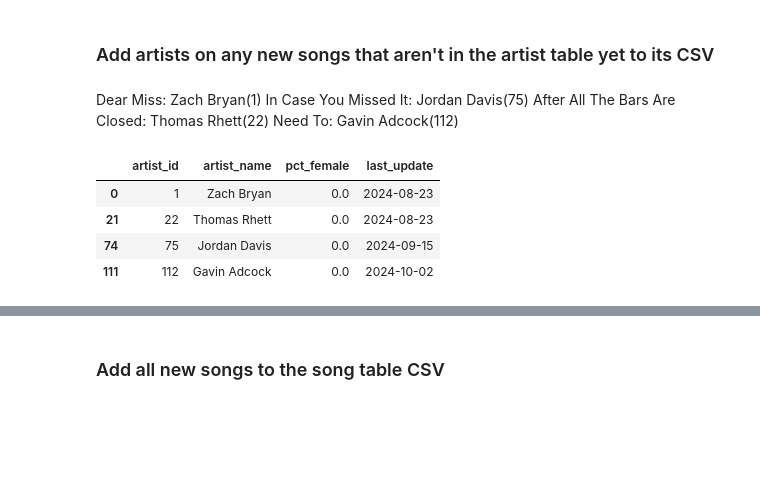
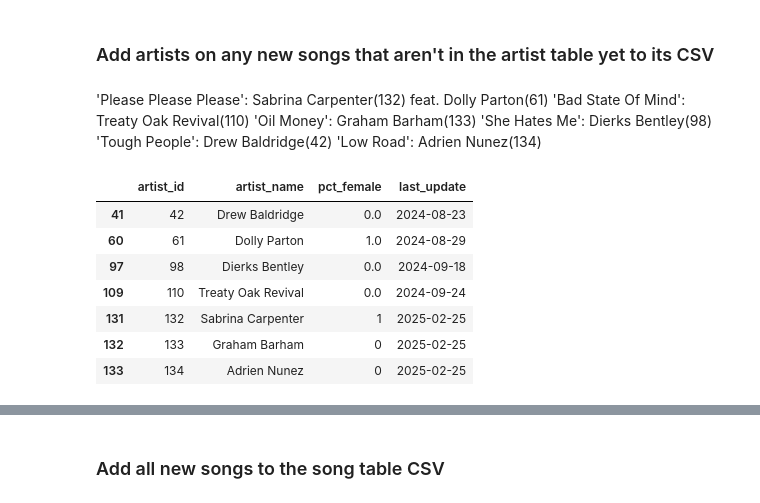
Before and after one commit to jwmanahan/billboard, a Jupyter notebook: add_new_week.ipynb, the cells around one changed output, grey strips where cells are left out. Cells and saved outputs as stored; diff of their text form; code cells hidden in the pictures; blank space fills up the shorter version.

```diff
--- a/add_new_week.ipynb
+++ b/add_new_week.ipynb
@@ -149,5 +147,7 @@ df_artist = pd.read_csv('source_data/artist.csv')
 # %% [markdown]
-Dear Miss: Zach Bryan(1)
-In Case You Missed It: Jordan Davis(75)
-After All The Bars Are Closed: Thomas Rhett(22)
-Need To: Gavin Adcock(112)
+'Please Please Please': Sabrina Carpenter(132) feat. Dolly Parton(61)
+'Bad State Of Mind': Treaty Oak Revival(110)
+'Oil Money': Graham Barham(133)
+'She Hates Me': Dierks Bentley(98)
+'Tough People': Drew Baldridge(42)
+'Low Road': Adrien Nunez(134)
@@ -154,17 +156,23 @@ Need To: Gavin Adcock(112)
 # %%
 new_song_artists = [
-    'Jordan Davis'
-    , 'Thomas Rhett'
-    , 'Gavin Adcock'
-    , 'Zach Bryan'
+    'Sabrina Carpenter'
+    , 'Dolly Parton'
+    , 'Treaty Oak Revival'
+    , 'Graham Barham'
+    , 'Dierks Bentley'
+    , 'Drew Baldridge'
+    , 'Adrien Nunez'
 ]
 df_artist[df_artist['artist_name'].isin(new_song_artists)]
 # %% [output]
 |  | artist_id | artist_name | pct_female | last_update |
-| 0 | 1 | Zach Bryan | 0.0 | 2024-08-23 |
-| 21 | 22 | Thomas Rhett | 0.0 | 2024-08-23 |
-| 74 | 75 | Jordan Davis | 0.0 | 2024-09-15 |
-| 111 | 112 | Gavin Adcock | 0.0 | 2024-10-02 |
+| 41 | 42 | Drew Baldridge | 0.0 | 2024-08-23 |
+| 60 | 61 | Dolly Parton | 1.0 | 2024-08-29 |
+| 97 | 98 | Dierks Bentley | 0.0 | 2024-09-18 |
+| 109 | 110 | Treaty Oak Revival | 0.0 | 2024-09-24 |
+| 131 | 132 | Sabrina Carpenter | 1 | 2025-02-25 |
+| 132 | 133 | Graham Barham | 0 | 2025-02-25 |
+| 133 | 134 | Adrien Nunez | 0 | 2025-02-25 |
 # %%
 df_artist['artist_id'].max()
 # %% [output]
```
Also changed, not shown: parts of 28 cells of this notebook, 5 other files.
